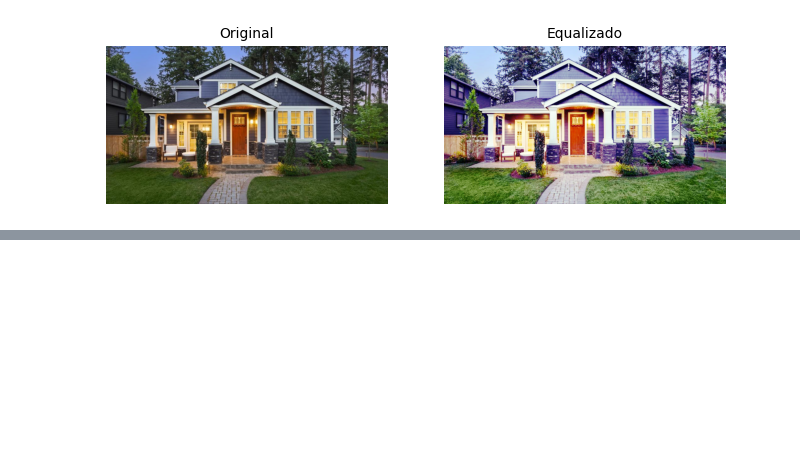
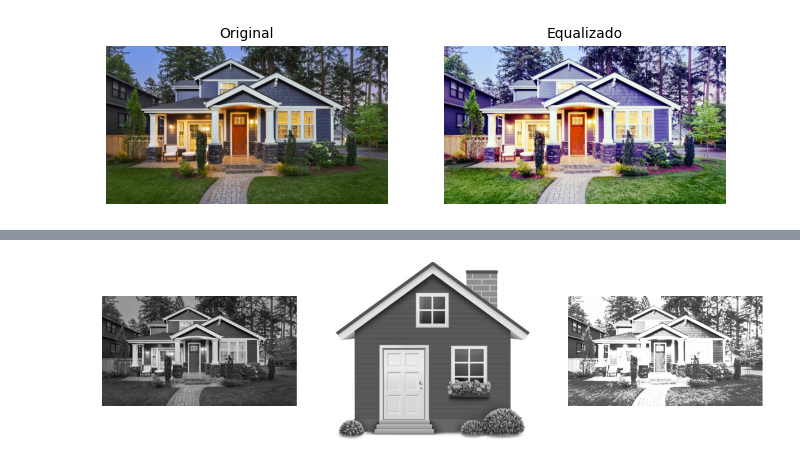
Before and after one commit to marcosmorais94/formacao-inteligencia-artificial, a Jupyter notebook: analises-imagens-IA/Projeto2-processamento_imagens.ipynb, the cells around one changed output, grey strips where cells are left out. Drawn from its saved outputs; the diff is of its cells as text; code cells hidden in the pictures; blank space fills up the shorter version.

```diff
--- a/analises-imagens-IA/Projeto2-processamento_imagens.ipynb
+++ b/analises-imagens-IA/Projeto2-processamento_imagens.ipynb
@@ -149,0 +152,33 @@ visualiza_imagem(img9, equ, title=['Original', 'Equalizado'])
+# %%
+# Função que combina histogramas de diferentes imagens
+def combina_hist(source, template):
+
+    # Shape original
+    oldshape = source.shape
+
+    # Shape modificado
+    source = source.ravel()
+
+    # Template
+    template = template.ravel()
+
+    # Retorna valores únicos da imagem de origem
+    s_values, bin_idx, s_counts = np.unique(source, return_inverse = True, return_counts = True)
+
+    # Retorna valores únicos da imagem de template
+    t_values, t_counts = np.unique(template, return_counts = True)
+
+    # Calculamos a soma das contagens e normalizamos pelo número de pixels para
+    # obter as funções de distribuição cumulativa para a fonte e template (mapeia o valor do pixel --> quantil)
+    s_quantiles = np.cumsum(s_counts).astype(np.float64)
+    s_quantiles /= s_quantiles[-1]
+    t_quantiles = np.cumsum(t_counts).astype(np.float64)
+    t_quantiles /= t_quantiles[-1]
+
+    # Interpolação linear para encontrar os valores de pixel na imagem template
+    # que correspondem mais de perto aos quantis na imagem de origem
+    interp_t_values = np.interp(s_quantiles, t_quantiles, t_values)
+    interp_t_values = interp_t_values[bin_idx].reshape(oldshape)
+    img = interp_t_values.astype('uint8')
+
+    return img
@@ -149,0 +189,12 @@ visualiza_imagem(img9, equ, title=['Original', 'Equalizado'])
+# %%
+# Carrega as imagens
+img9 = cv2.imread('imagens/img9.jpg', cv2.IMREAD_GRAYSCALE)
+img10 = cv2.imread('imagens/img10.jpg', cv2.IMREAD_GRAYSCALE)
+# %%
+# Combinação dos histogramas
+resultado = combina_hist(img9, img10)
+# %%
+# Visualiza as imagens
+visualiza_imagem(img9, img10, resultado, figsize = 14)
+# %% [output]
+[figure, added]
```
Also changed, not shown: parts of 12 cells of this notebook.
